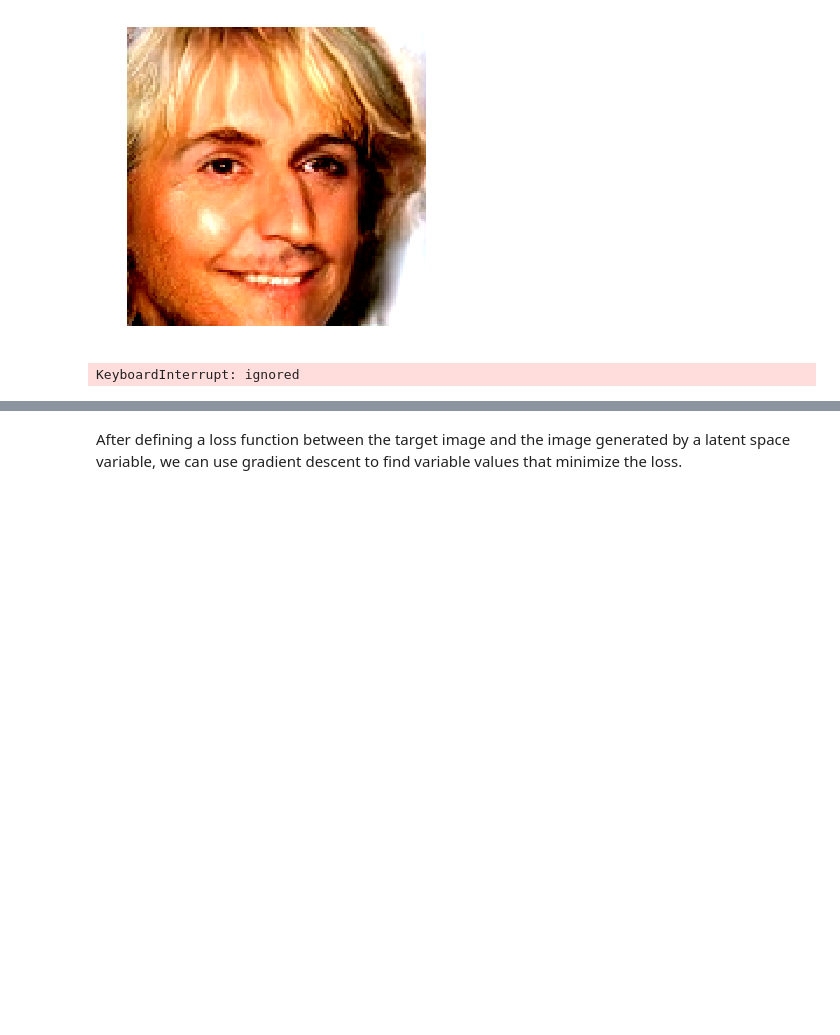
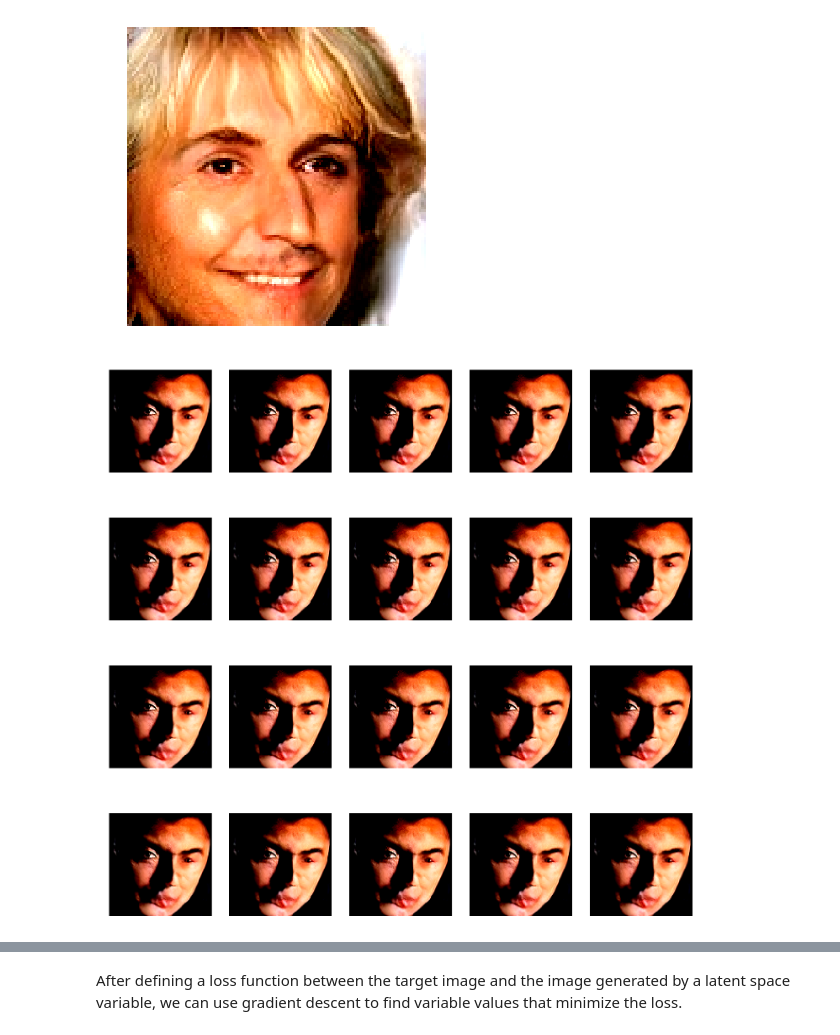
Before and after one commit to J-Fo-S/models, a Jupyter notebook: TF_Hub_generative_image_module_mod.ipynb, the cells around one changed output, grey strips where cells are left out. Saved outputs shown, nothing was run; the diff lists cells and outputs as text; code cells hidden in the pictures; blank space fills up the shorter version.

```diff
--- a/TF_Hub_generative_image_module_mod.ipynb
+++ b/TF_Hub_generative_image_module_mod.ipynb
@@ -197,21 +197,23 @@ display_image(target_image)
 Tensor("random_normal:0", shape=(1, 512), dtype=float32)
 [figure]
 # %%
-# display 20 random visualizations from latent space
-def get_multi_mod_images(imgs, seed):
+# display 20 same visualizations from latent space - just to show feed_dict next run
+def get_multi_mod_images(imgs):
   images = []
   with tf.Graph().as_default():
       module = hub.Module("https://tfhub.dev/google/progan-128/1")
-      vector = tf.random_normal([imgs, latent_dim], seed=seed)
-      image = module(vector)
 
       with tf.Session() as session:
+        initial_vector = tf.random_normal([1, latent_dim], seed=np.random.randint(100))
+        vector = tf.get_variable("vector", initializer=initial_vector)
         session.run(tf.global_variables_initializer())
         for _ in range(imgs):
+          image = module(vector)
           im_out = session.run(image)
           images.append(im_out[0])
+  return images
 
-multi_images = get_multi_mod_images(20, 4)
-display_images(multi_images[0])
+multi_images = get_multi_mod_images(20)
+display_images(multi_images)
 # %% [output]
-KeyboardInterrupt: ignored
+[figure, added]
```
Also changed, not shown: parts of 1 cell of this notebook.
